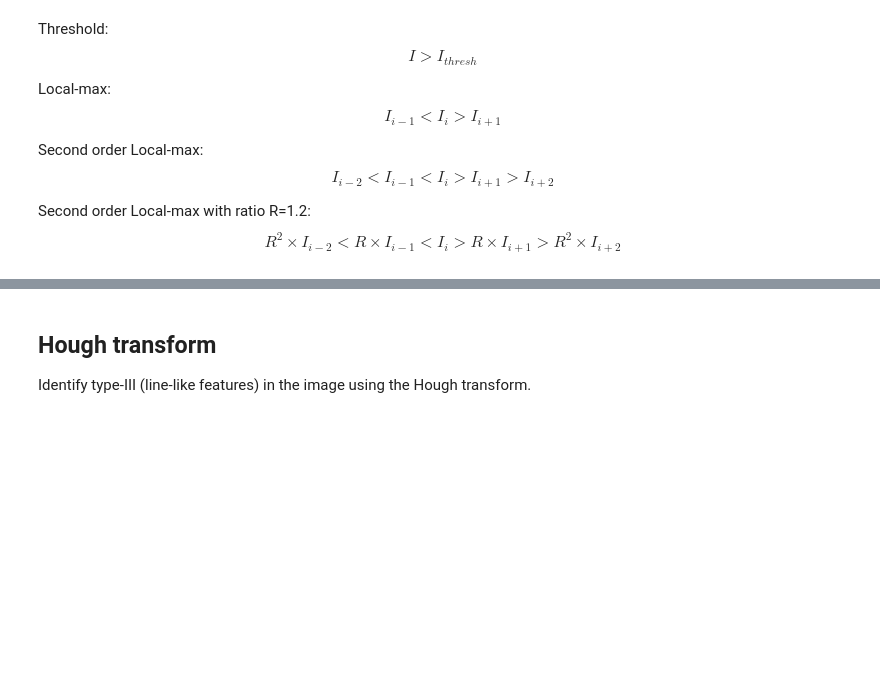
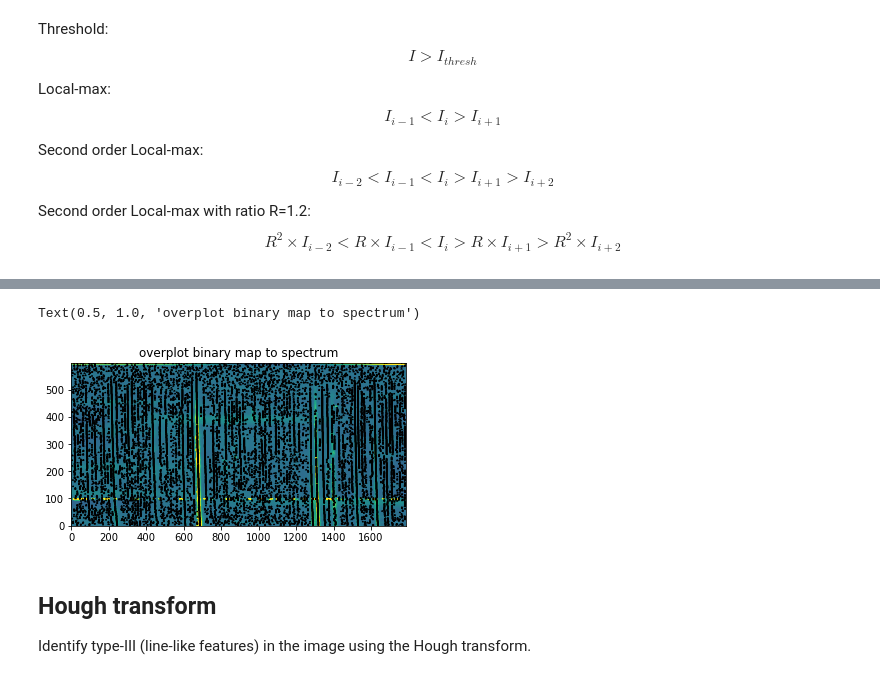
Before and after one commit to peijin94/type3detect, a Jupyter notebook: type3detect_demo.ipynb, the cells around one changed output, grey strips where cells are left out. Drawn from its saved outputs; the diff is of its cells as text; code cells hidden in the pictures; blank space fills up the shorter version.

```diff
--- a/type3detect_demo.ipynb
+++ b/type3detect_demo.ipynb
@@ -53,8 +58,11 @@ ax.imshow(1-bmap.T,aspect='auto', origin='lower',cmap='gray')
 # %%
-fig = plt.figure(figsize=[6,3],dpi=200)
+fig = plt.figure(figsize=[6,3])
 plt.imshow(data_fits_new_smooth.T,aspect='auto',origin='lower',vmax=vmax,vmin=vmin/2-vmax/2)
 plt.contour(bmap.T,[0,0.5,1],colors='k')
 plt.title("overplot binary map to spectrum")
+# %% [output]
+Text(0.5, 1.0, 'overplot binary map to spectrum')
+[figure, added]
 # %% [markdown]
 ## Hough transform
 
```
Also changed, not shown: parts of 17 cells of this notebook, 2 other files.
